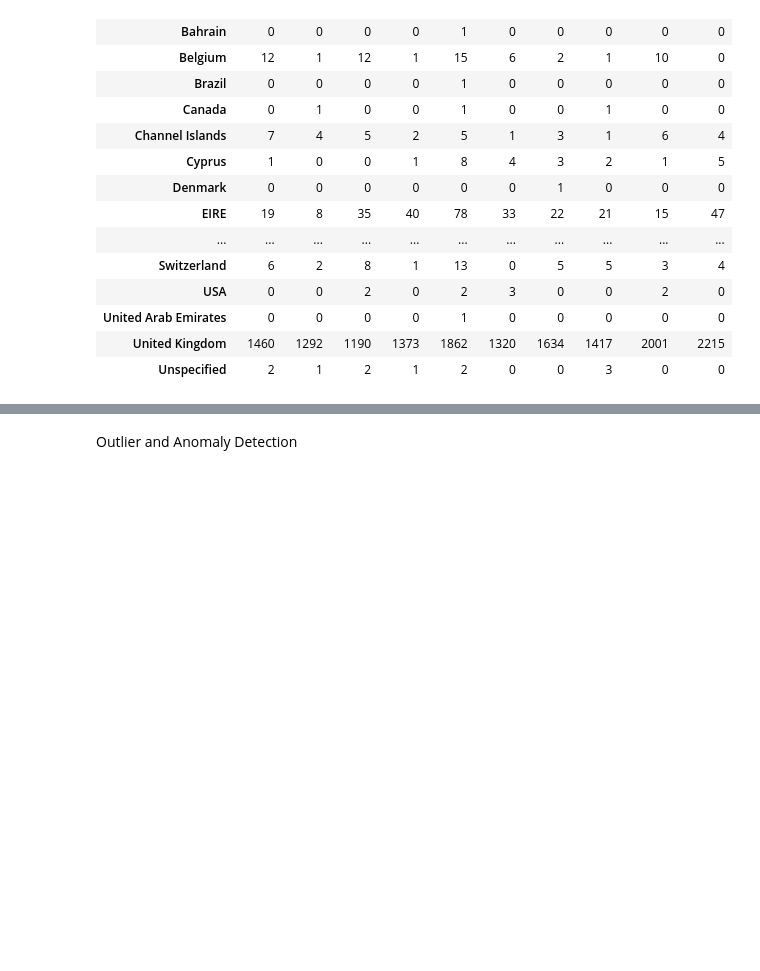
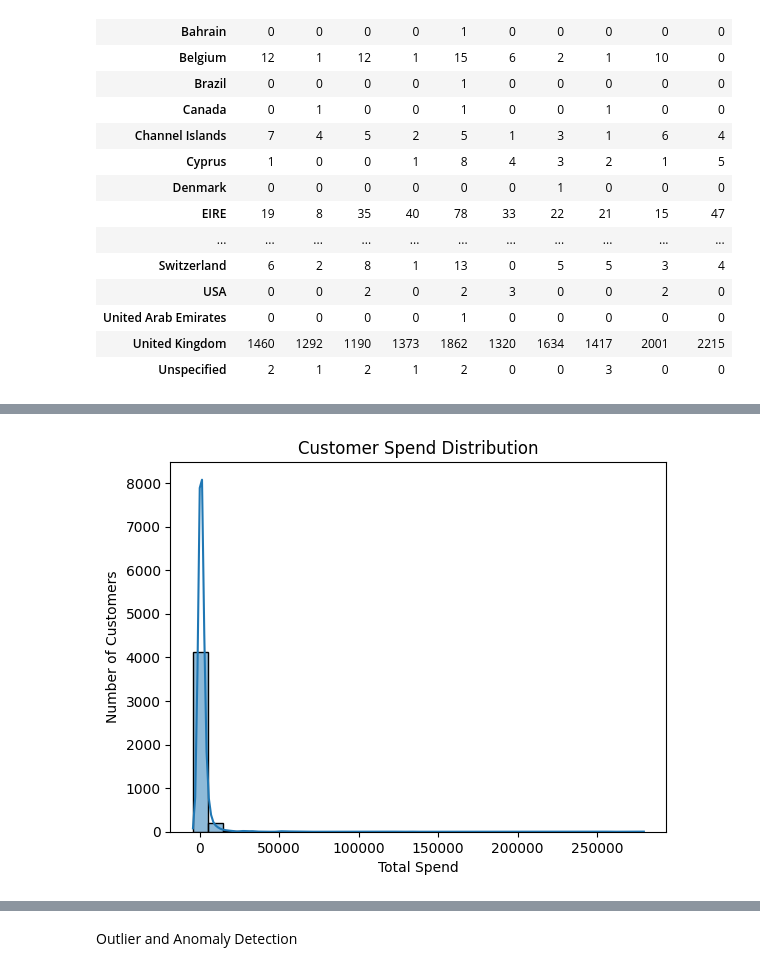
Before and after one commit to theozel-john-bringino/ml-projects-portfolio, a Jupyter notebook: exploratory_data_analysis/e-commerce_data/e-commerce_data_eda.ipynb, the cells around one changed output, grey strips where cells are left out. Drawn from its saved outputs; the diff is of its cells as text; code cells hidden in the pictures; blank space fills up the shorter version.

```diff
--- a/exploratory_data_analysis/e-commerce_data/e-commerce_data_eda.ipynb
+++ b/exploratory_data_analysis/e-commerce_data/e-commerce_data_eda.ipynb
@@ -255,0 +261,11 @@ pd.crosstab(top['Country'], top['StockCode'])
+# %%
+data_df['TotalPrice'] = data_df['Quantity'] * data_df['UnitPrice']
+customer_spend = data_df.groupby('CustomerID')['TotalPrice'].sum()
+
+sns.histplot(customer_spend, bins=30, kde=True)
+plt.title('Customer Spend Distribution')
+plt.xlabel('Total Spend')
+plt.ylabel('Number of Customers')
+plt.show()
+# %% [output]
+[figure, added]
```
Also changed, not shown: parts of 4 cells of this notebook.
